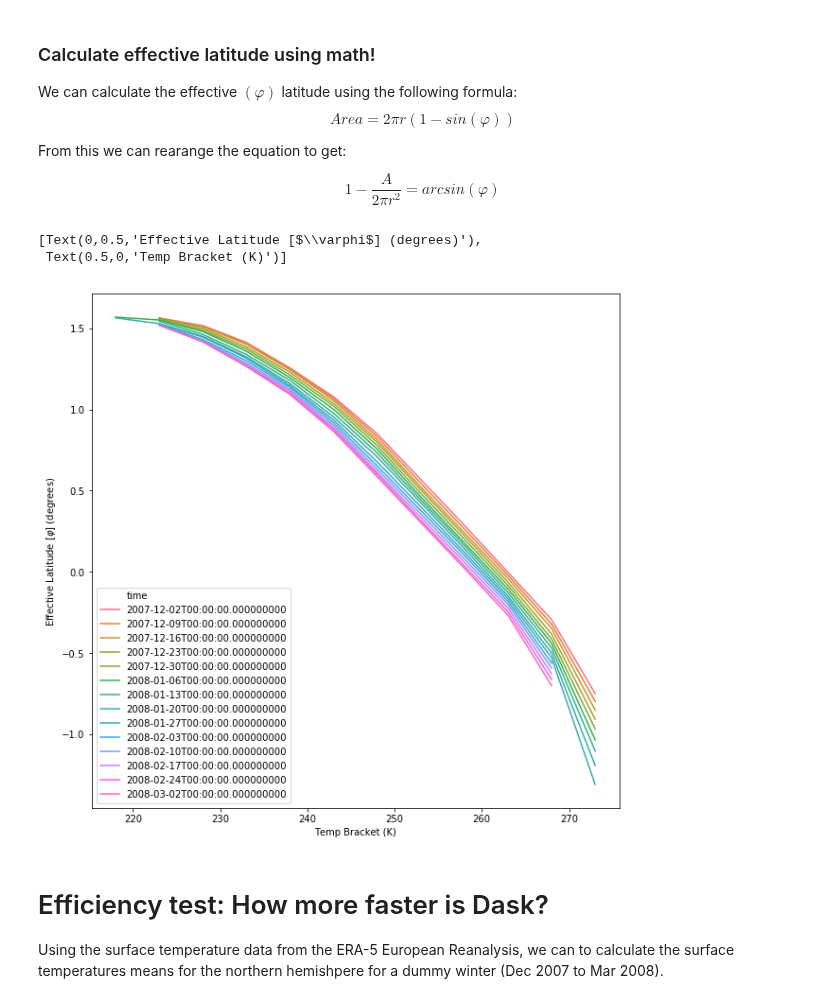
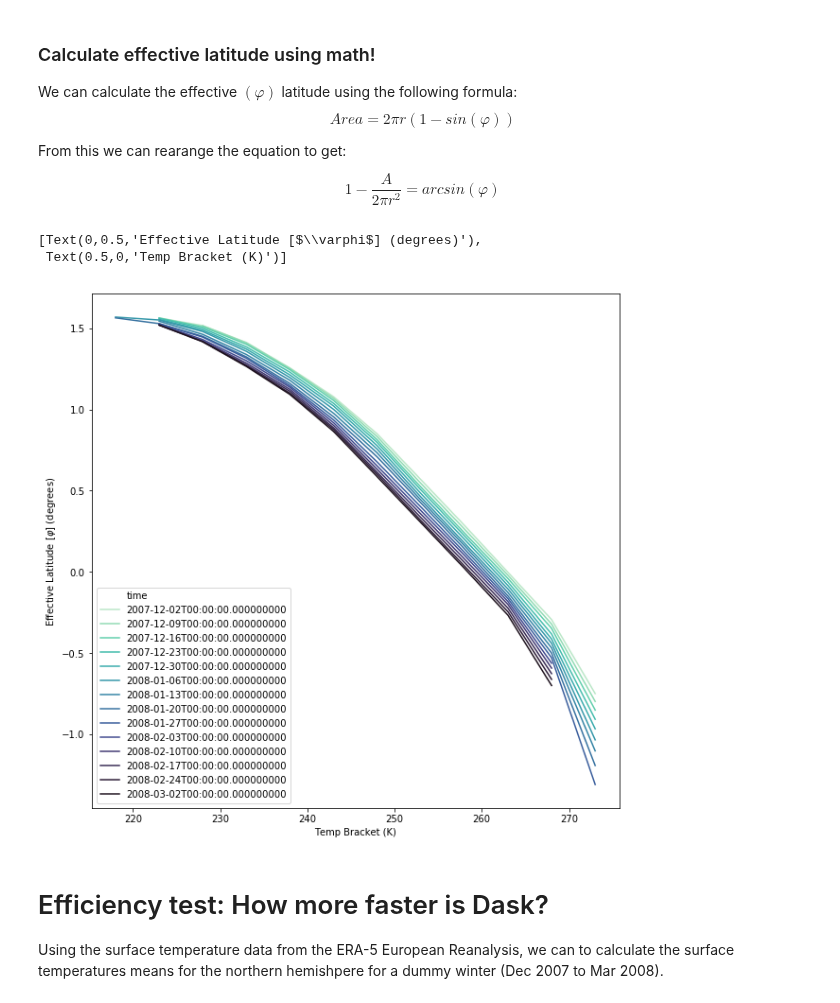
Before and after one commit to geosciences-data-practicum/reanalysis_getter, a Jupyter notebook: analysis/winter_test.ipynb, the cells around one changed output. Saved outputs shown, nothing was run; the diff lists cells and outputs as text; code cells hidden in the pictures.

Commit message:
Change palettes :feelsgood:

```diff
--- a/analysis/winter_test.ipynb
+++ b/analysis/winter_test.ipynb
@@ -190,17 +192,18 @@ def eff_latitude(area_accum_array):
 # %%
 air_week_df_group_north_cdf['eff_latitude'] = air_week_df_group_north_cdf['lat_cumsum'].\
 apply(lambda x: eff_latitude(x))
 
 fig, ax = plt.subplots(figsize = (10, 10))
 sns.lineplot(x="left_temp_interval",
              y="eff_latitude",
              hue='time',
+             palette=sns.color_palette("mako_r", 14),
              data=air_week_df_group_north_cdf)
 ax.set(xlabel="Temp Bracket (K)", ylabel=r'Effective Latitude [$\varphi$] (degrees)')
 # %% [output]
 [Text(0,0.5,'Effective Latitude [$\\varphi$] (degrees)'),
  Text(0.5,0,'Temp Bracket (K)')]
-[figure, old version]
+[figure, new version]
 # %% [markdown]
 # Efficiency test: How more faster is Dask?
 
```
Also changed, not shown: parts of 4 cells of this notebook.
